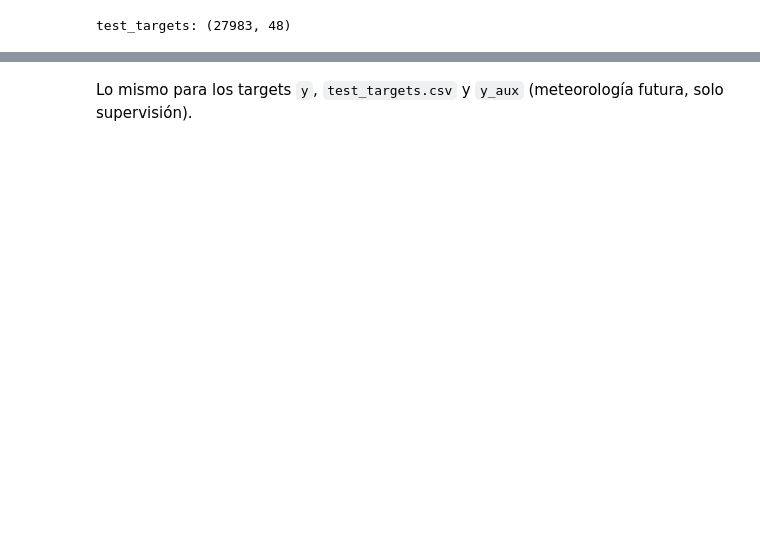
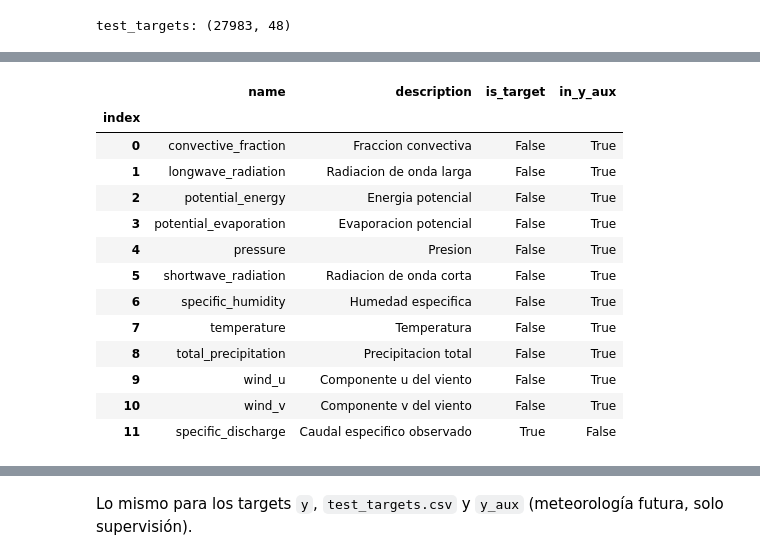
Before and after one commit to hugoangeles0810/utec-deeplearning-lab02, a Jupyter notebook: notebooks/01_eda.ipynb, the cells around one changed output, grey strips where cells are left out. Cells and saved outputs as stored; diff of their text form; code cells hidden in the pictures; blank space fills up the shorter version.

```diff
--- a/notebooks/01_eda.ipynb
+++ b/notebooks/01_eda.ipynb
@@ -97,0 +103,20 @@ test_targets: (27983, 48)
+# %%
+pd.DataFrame(meta["channels"]).set_index("index").drop(columns="units_declared_in_source").assign(
+    is_target=lambda d: d.index == TARGET_CH,
+    in_y_aux=lambda d: d.index.isin(meta["y_aux_channels"]),
+)
+# %% [output]
+|  | name | description | is_target | in_y_aux |
+| index |  |  |  |  |
+| 0 | convective_fraction | Fraccion convectiva | False | True |
+| 1 | longwave_radiation | Radiacion de onda larga | False | True |
+| 2 | potential_energy | Energia potencial | False | True |
+| 3 | potential_evaporation | Evaporacion potencial | False | True |
+| 4 | pressure | Presion | False | True |
+| 5 | shortwave_radiation | Radiacion de onda corta | False | True |
+| 6 | specific_humidity | Humedad especifica | False | True |
+| 7 | temperature | Temperatura | False | True |
+| 8 | total_precipitation | Precipitacion total | False | True |
+| 9 | wind_u | Componente u del viento | False | True |
+| 10 | wind_v | Componente v del viento | False | True |
+| 11 | specific_discharge | Caudal especifico observado | True | False |
```
Also changed, not shown: parts of 11 cells of this notebook.
